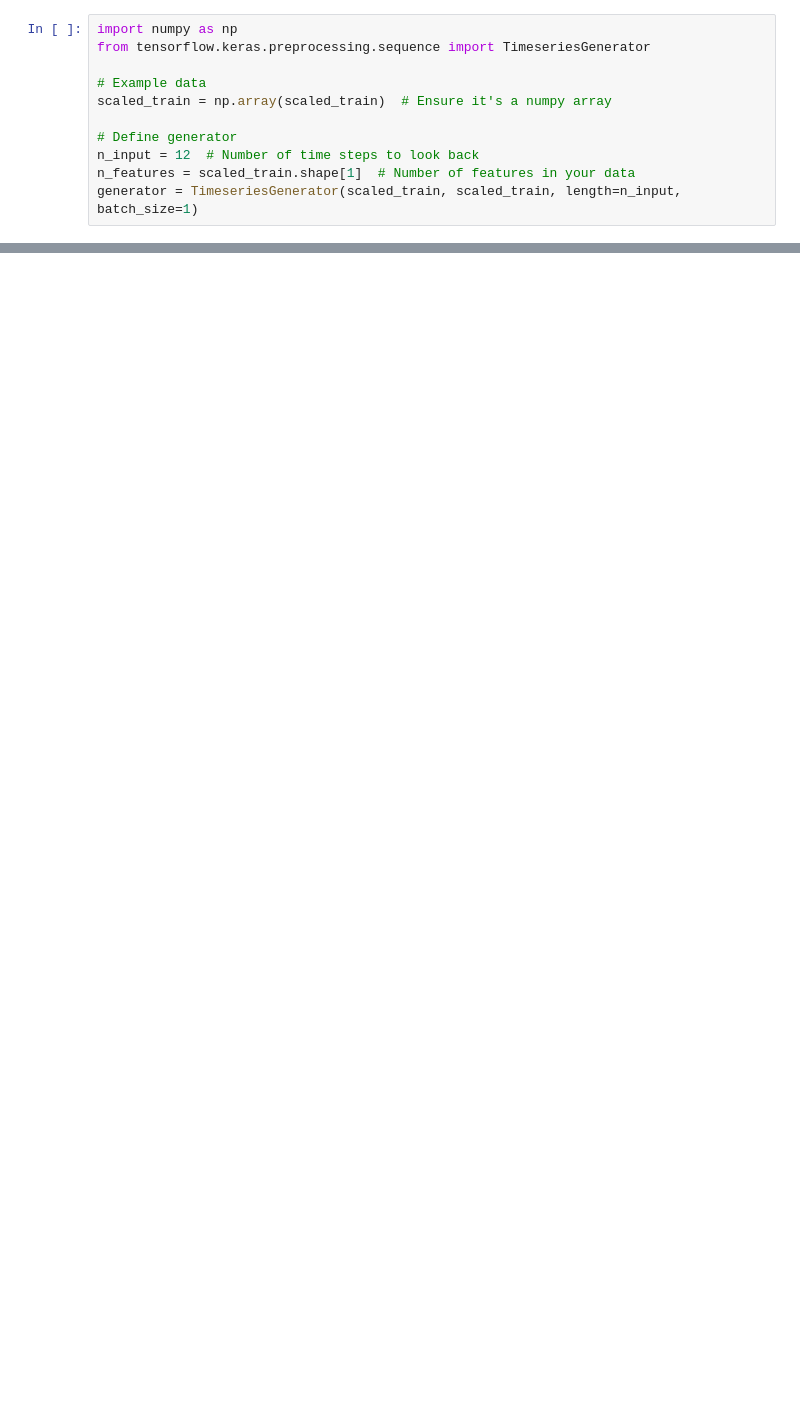
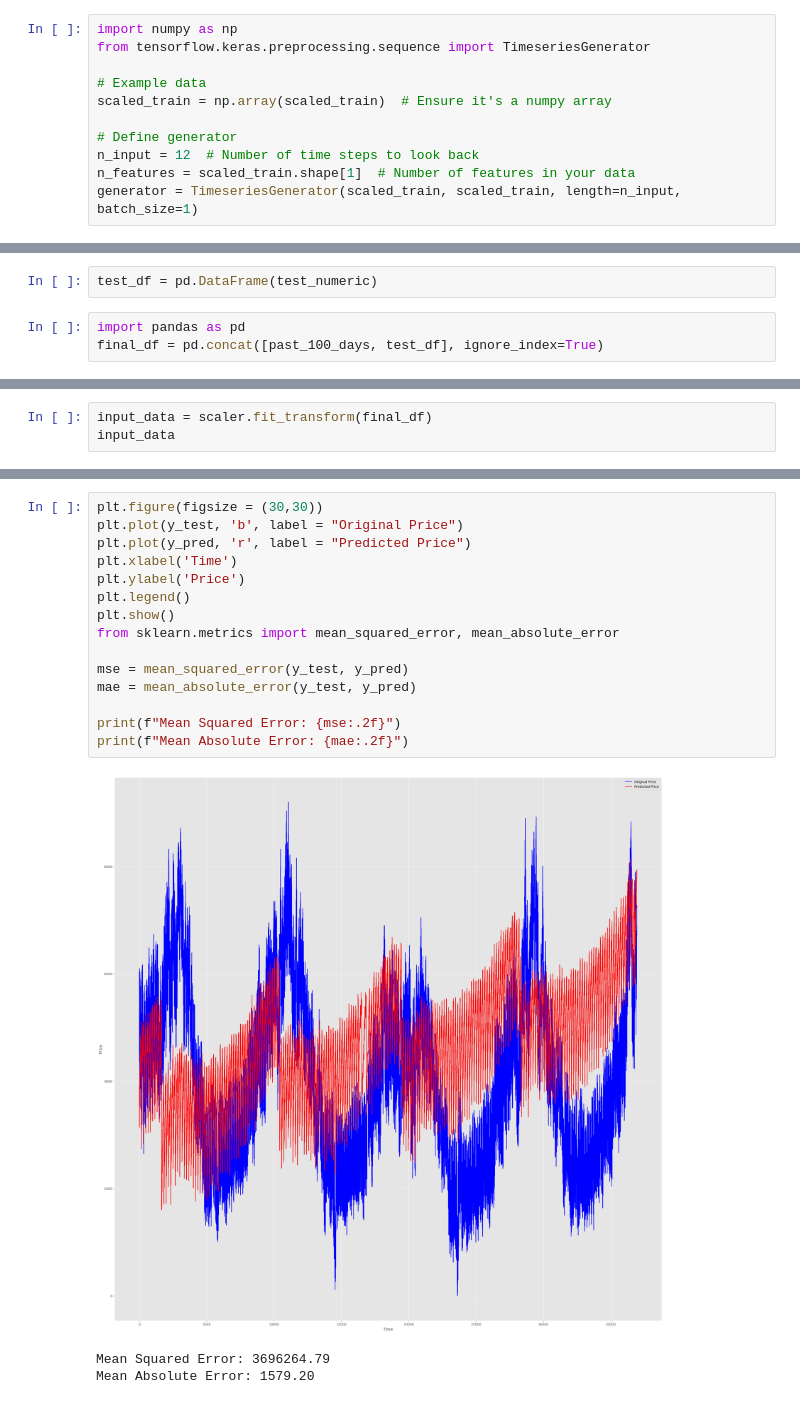
Before and after one commit to SadabAli/Energy-Consumption-prediction, a Jupyter notebook: EnergyConsumptionPrediction.ipynb, the cells around one changed output, grey strips where cells are left out. Cells and saved outputs as stored; diff of their text form; blank space fills up the shorter version.

```diff
--- a/EnergyConsumptionPrediction.ipynb
+++ b/EnergyConsumptionPrediction.ipynb
@@ -682 +660,6 @@ test_predictions
+# %%
+test_df = pd.DataFrame(test_numeric)
+# %%
+import pandas as pd
+final_df = pd.concat([past_100_days, test_df], ignore_index=True)
 # %%
@@ -694,0 +674,3 @@ print(rmse)
+# %%
+input_data = scaler.fit_transform(final_df)
+input_data
@@ -694,0 +821,19 @@ print(rmse)
+# %%
+plt.figure(figsize = (30,30))
+plt.plot(y_test, 'b', label = "Original Price")
+plt.plot(y_pred, 'r', label = "Predicted Price")
+plt.xlabel('Time')
+plt.ylabel('Price')
+plt.legend()
+plt.show()
+from sklearn.metrics import mean_squared_error, mean_absolute_error
+
+mse = mean_squared_error(y_test, y_pred)
+mae = mean_absolute_error(y_test, y_pred)
+
+print(f"Mean Squared Error: {mse:.2f}")
+print(f"Mean Absolute Error: {mae:.2f}")
+# %% [output]
+[figure, added]
+Mean Squared Error: 3696264.79
+Mean Absolute Error: 1579.20
```
Also changed, not shown: parts of 41 cells of this notebook, 1 other file.
